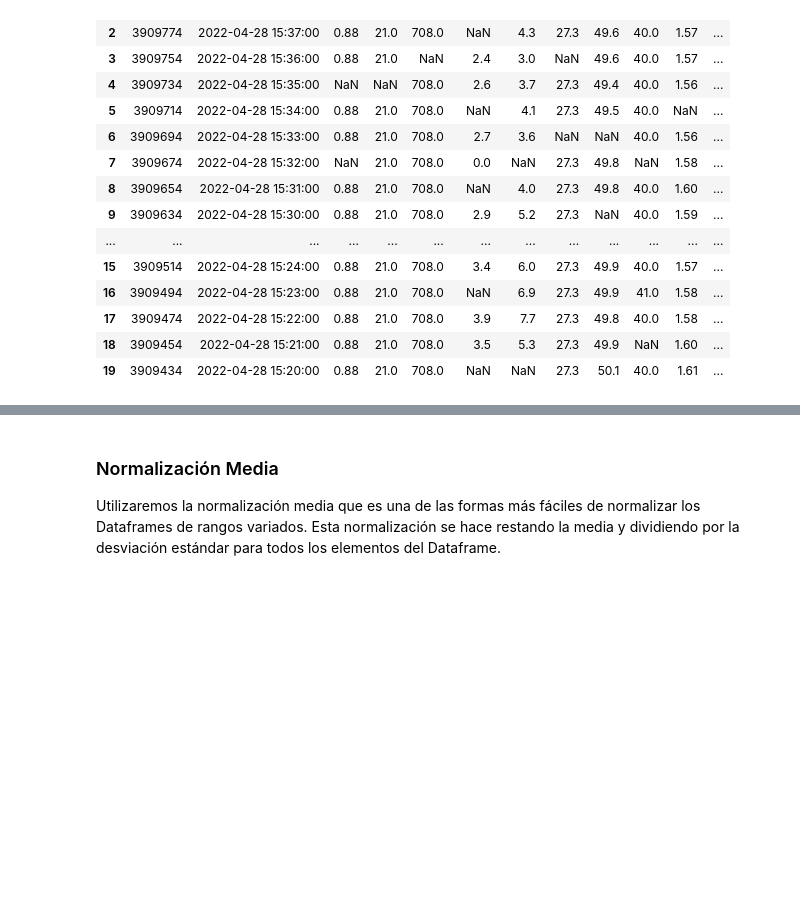
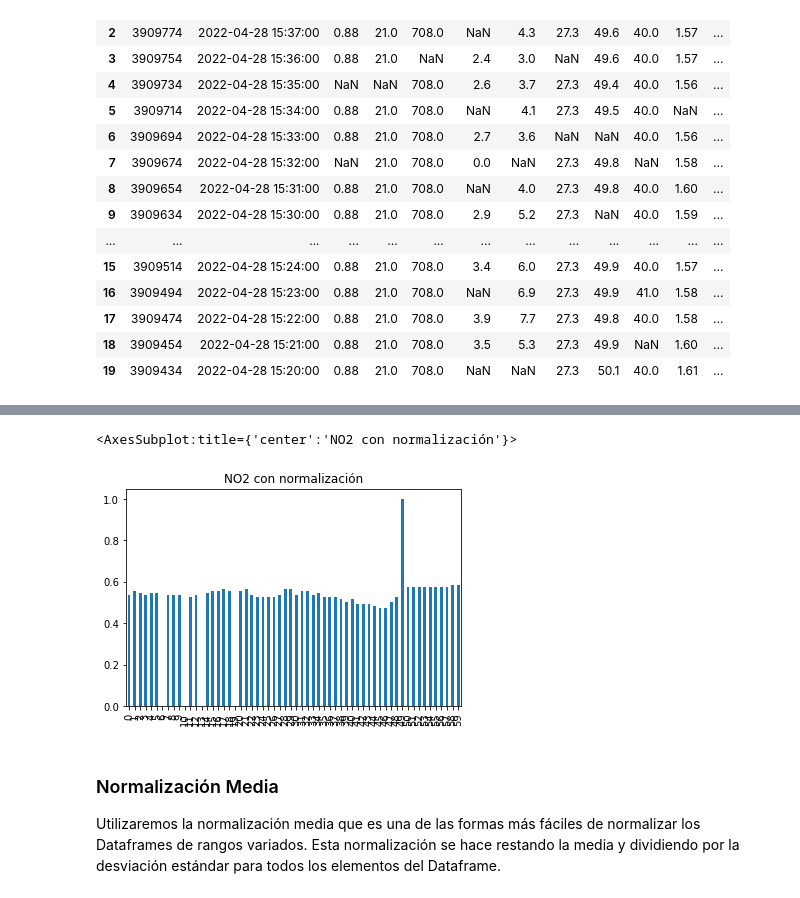
Before and after one commit to gaticavm9/Data-Wrangling, a Jupyter notebook: Main.ipynb, the cells around one changed output, grey strips where cells are left out. Cells and saved outputs as stored; diff of their text form; code cells hidden in the pictures; blank space fills up the shorter version.

```diff
--- a/Main.ipynb
+++ b/Main.ipynb
@@ -229,0 +230,6 @@ A continuación se muestra el proceso para realizar 2 tipos de normalización al
+# %%
+#Definimos una función que realiza la normalización media, recibe como parametro de entrada el DataFrame a normalizar.
+def funNorm(df_input):
+    return df_input.apply(lambda x: (x)/ x.max(), axis=0)
+
+df_norm = funNorm(df[["co2","voc","co","no2","c2h5ch"]])
@@ -230,3 +244,8 @@ A continuación se muestra el proceso para realizar 2 tipos de normalización al
+# %%
+df_norm['no2'].plot(title='NO2 con normalización',kind='bar')
+# %% [output]
+<AxesSubplot:title={'center':'NO2 con normalización'}>
+[figure, added]
 # %% [markdown]
 ### Normalización Media
 Utilizaremos la normalización media que es una de las formas más fáciles de normalizar los Dataframes de rangos variados. Esta normalización se hace restando la media y dividiendo por la desviación estándar para todos los elementos del Dataframe.
```
Also changed, not shown: parts of 11 cells of this notebook.
